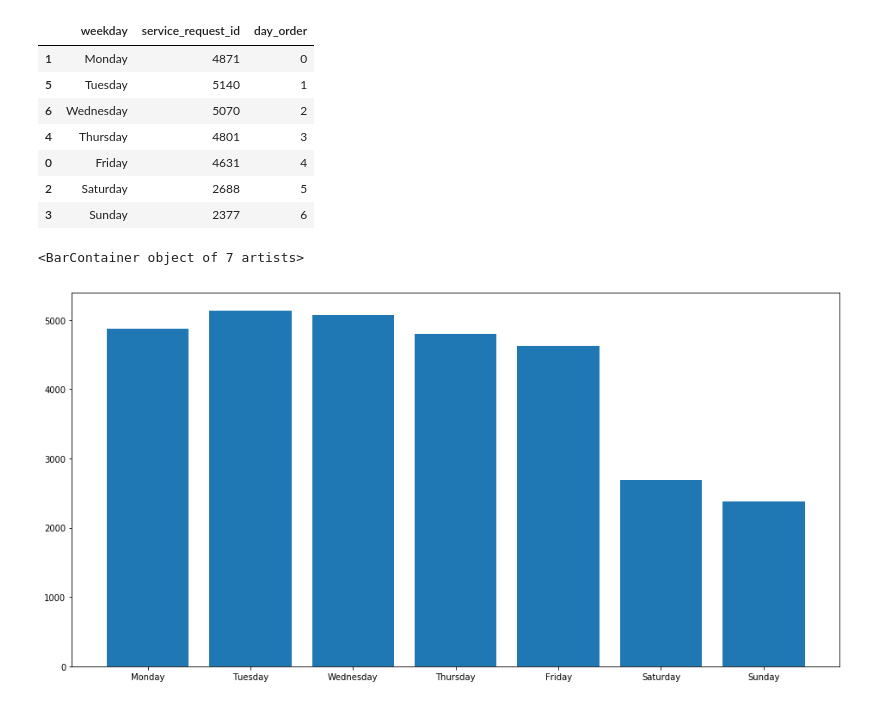
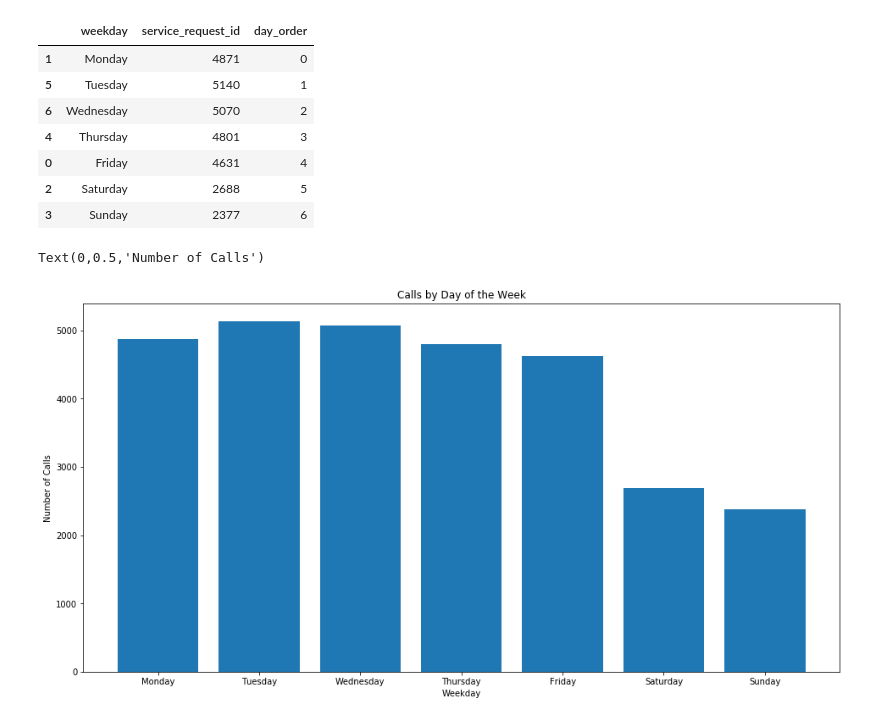
Before and after one commit to farhadOmidvar/311-San-Diego, a Jupyter notebook: notebooks/charts_all.ipynb, the cells around one changed output. Drawn from its saved outputs; the diff is of its cells as text; code cells hidden in the pictures.

```diff
--- a/notebooks/charts_all.ipynb
+++ b/notebooks/charts_all.ipynb
@@ -183,6 +147,9 @@ weekdays
 # %%
 plt.figure(figsize=[16, 8])
 plt.bar(weekdays['weekday'], weekdays['service_request_id'])
+plt.title('Calls by Day of the Week')
+plt.xlabel('Weekday')
+plt.ylabel('Number of Calls')
 # %% [output]
-<BarContainer object of 7 artists>
+Text(0,0.5,'Number of Calls')
-[figure, old version]
+[figure, new version]
```
Also changed, not shown: parts of 7 cells of this notebook.
